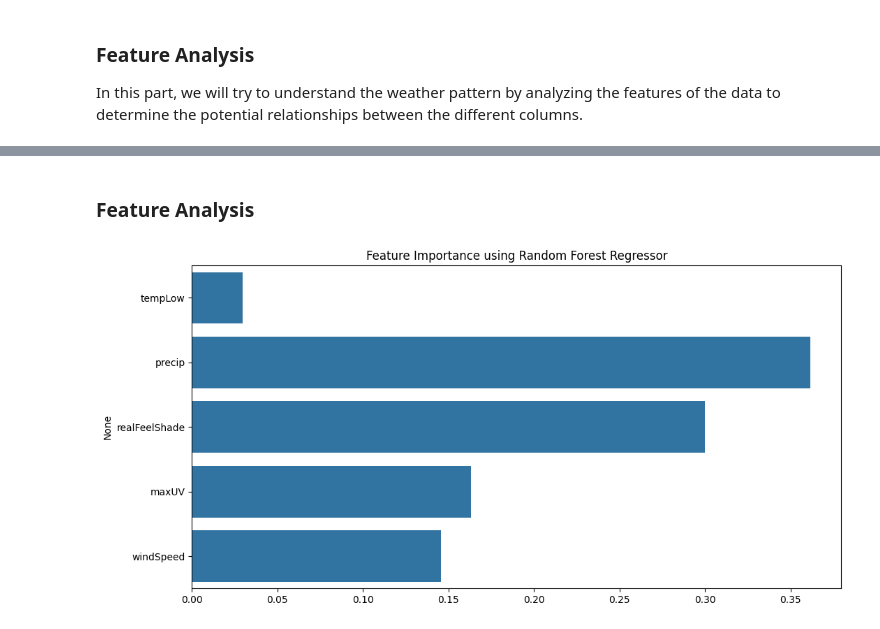
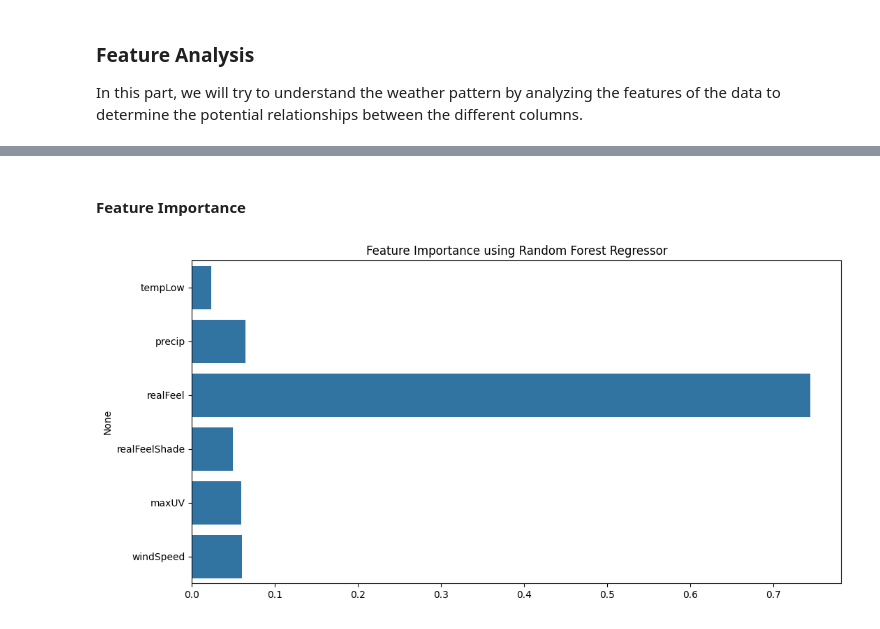
Before and after one commit to jddiosana/accuweather-data-analysis, a Jupyter notebook: data_analysis.ipynb, the cells around one changed output, grey strips where cells are left out. Cells and saved outputs as stored; diff of their text form; code cells hidden in the pictures.

```diff
--- a/data_analysis.ipynb
+++ b/data_analysis.ipynb
@@ -374,20 +393,20 @@ a.corr(weather_data['tempHigh'])
 # %% [markdown]
-### Feature Analysis
+#### Feature Importance
 # %%
-X = normalized_data.drop(columns=['tempHigh', 'realFeel'])
-y = normalized_data['tempHigh']
-model = RandomForestRegressor()
-model.fit(X, y)
-feature_importances = model.feature_importances_
+X = weather_data.drop(columns=['tempHigh', 'date', 'windDirection'])
+y = weather_data['tempHigh']
+modelRFR = RandomForestRegressor()
+modelRFR.fit(X, y)
+feature_importances_RFR = modelRFR.feature_importances_
 features = X.columns
 # %%
 # Plot feature importances
 plt.figure(figsize=(12, 6))
-sns.barplot(x=feature_importances, y=features)
+sns.barplot(x=feature_importances_RFR, y=features)
 plt.title('Feature Importance using Random Forest Regressor')
 plt.show()
 # %% [output]
-[figure, old version]
+[figure, new version]
 # %%
 modelXGB = XGBRegressor()
 modelXGB.fit(X, y)
```
Also changed, not shown: parts of 9 cells of this notebook.
